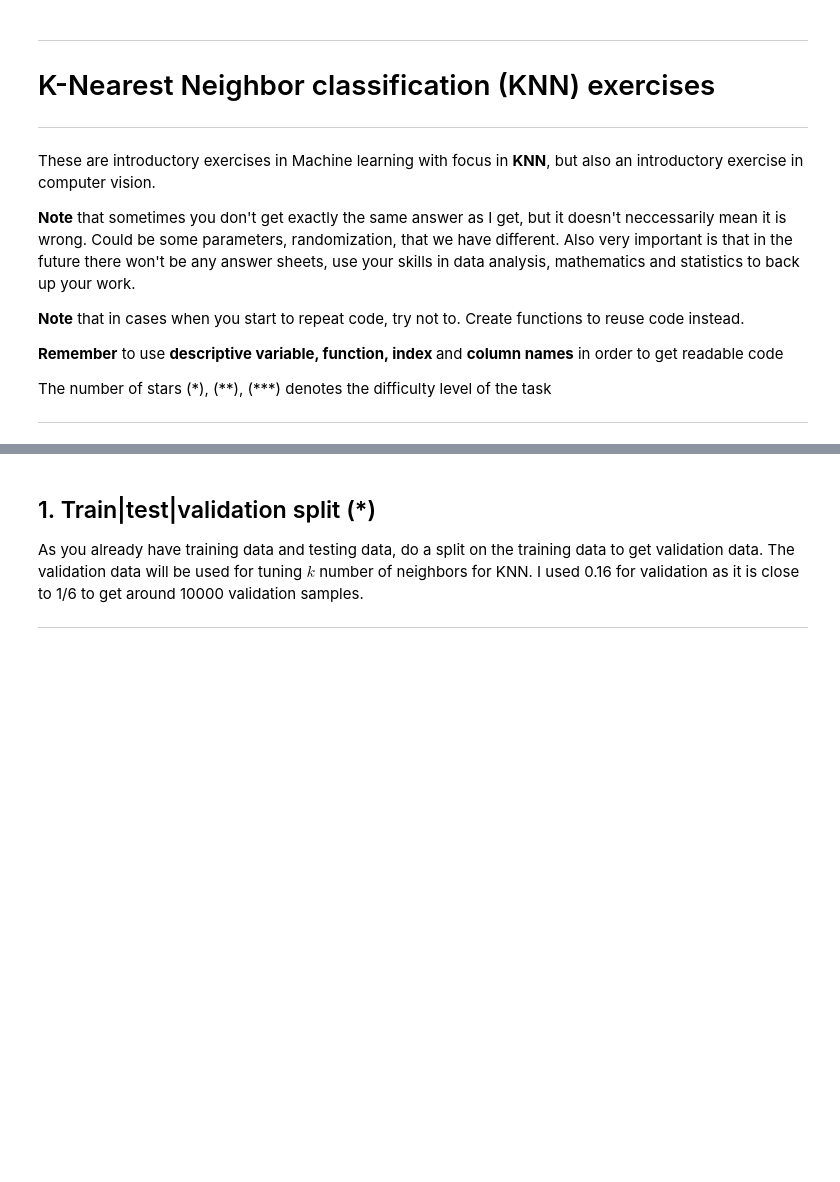
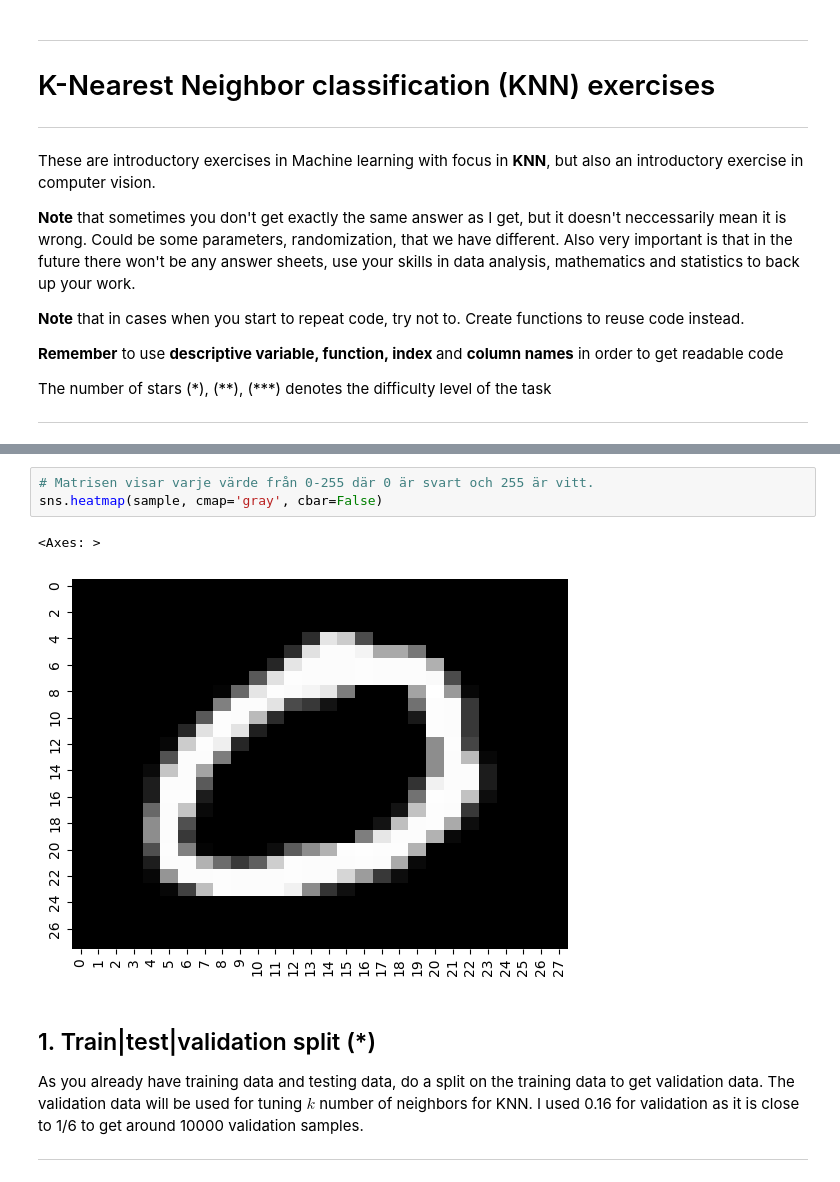
Before and after one commit to nabil0n/MachineLearning-Isak-Andersson, a Jupyter notebook: Exercises/E04_KNN.ipynb, the cells around one changed output, grey strips where cells are left out. Saved outputs shown, nothing was run; the diff lists cells and outputs as text; blank space fills up the shorter version.

```diff
--- a/Exercises/E04_KNN.ipynb
+++ b/Exercises/E04_KNN.ipynb
@@ -62,3 +82,9 @@ e) Shape: X_train: (60000, 784), X_test: (10000, 784)
+# %%
+# Matrisen visar varje värde från 0-255 där 0 är svart och 255 är vitt.
+sns.heatmap(sample, cmap='gray', cbar=False)
+# %% [output]
+<Axes: >
+[figure, added]
 # %% [markdown]
 ## 1. Train|test|validation split (*)
 
```
Also changed, not shown: parts of 6 cells of this notebook, 1 other file.
